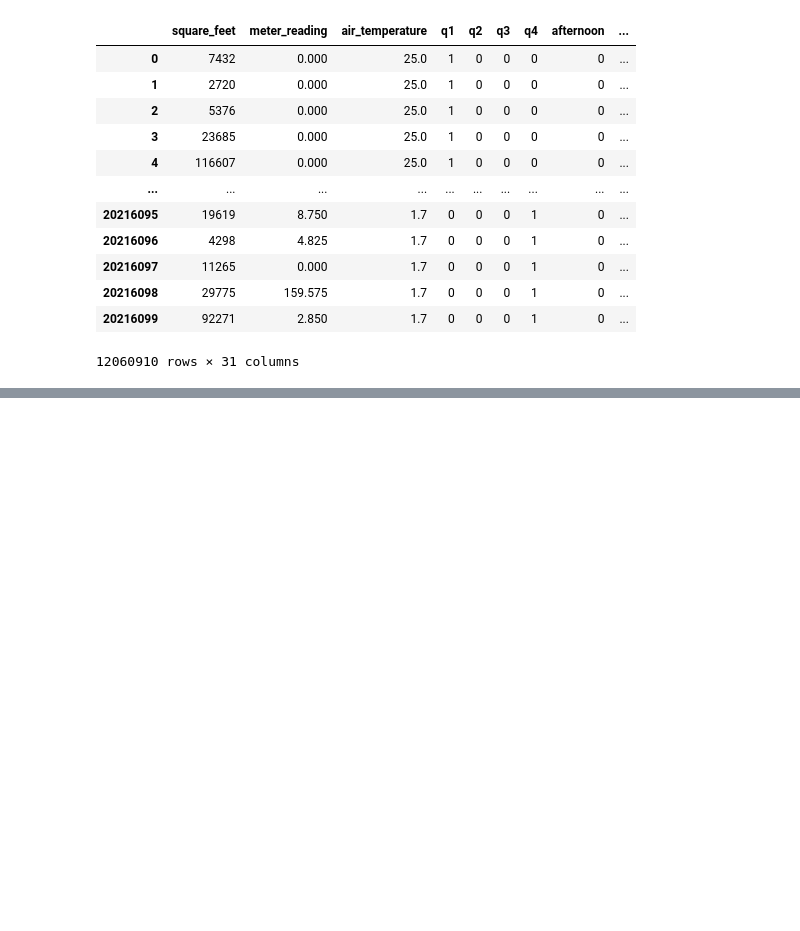
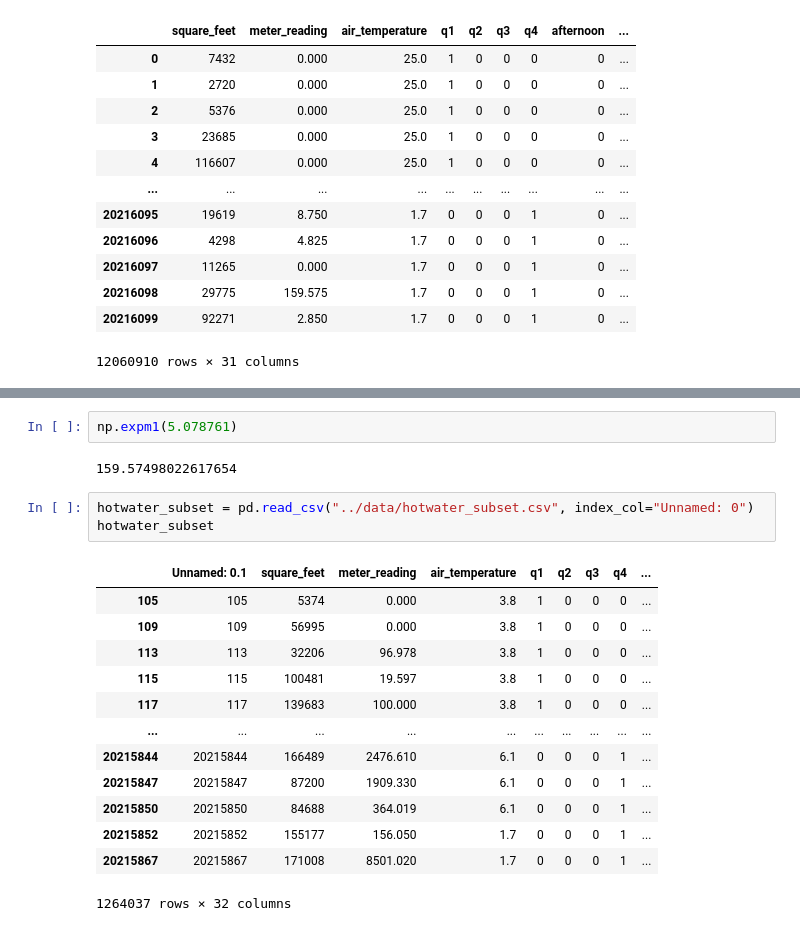
Before and after one commit to jtyrrell86/Capstone-2, a Jupyter notebook: notebooks/EDA for Capstone 2.ipynb, the cells around one changed output, grey strips where cells are left out. Drawn from its saved outputs; the diff is of its cells as text; blank space fills up the shorter version.

```diff
--- a/notebooks/EDA for Capstone 2.ipynb
+++ b/notebooks/EDA for Capstone 2.ipynb
@@ -1152,0 +1260,21 @@ NameError: name 'combined_df' is not defined
+# %%
+np.expm1(5.078761)
+# %% [output]
+159.57498022617654
+# %%
+hotwater_subset = pd.read_csv("../data/hotwater_subset.csv", index_col="Unnamed: 0")
+hotwater_subset
+# %% [output]
+|  | Unnamed: 0.1 | square_feet | meter_reading | air_temperature | q1 | q2 | q3 | q4 | ... |
+| 105 | 105 | 5374 | 0.000 | 3.8 | 1 | 0 | 0 | 0 | ... |
+| 109 | 109 | 56995 | 0.000 | 3.8 | 1 | 0 | 0 | 0 | ... |
+| 113 | 113 | 32206 | 96.978 | 3.8 | 1 | 0 | 0 | 0 | ... |
+| 115 | 115 | 100481 | 19.597 | 3.8 | 1 | 0 | 0 | 0 | ... |
+| 117 | 117 | 139683 | 100.000 | 3.8 | 1 | 0 | 0 | 0 | ... |
+| ... | ... | ... | ... | ... | ... | ... | ... | ... | ... |
+| 20215844 | 20215844 | 166489 | 2476.610 | 6.1 | 0 | 0 | 0 | 1 | ... |
+| 20215847 | 20215847 | 87200 | 1909.330 | 6.1 | 0 | 0 | 0 | 1 | ... |
+| 20215850 | 20215850 | 84688 | 364.019 | 6.1 | 0 | 0 | 0 | 1 | ... |
+| 20215852 | 20215852 | 155177 | 156.050 | 1.7 | 0 | 0 | 0 | 1 | ... |
+| 20215867 | 20215867 | 171008 | 8501.020 | 1.7 | 0 | 0 | 0 | 1 | ... |
+1264037 rows × 32 columns
```
Also changed, not shown: parts of 20 cells of this notebook, 11 other files.
